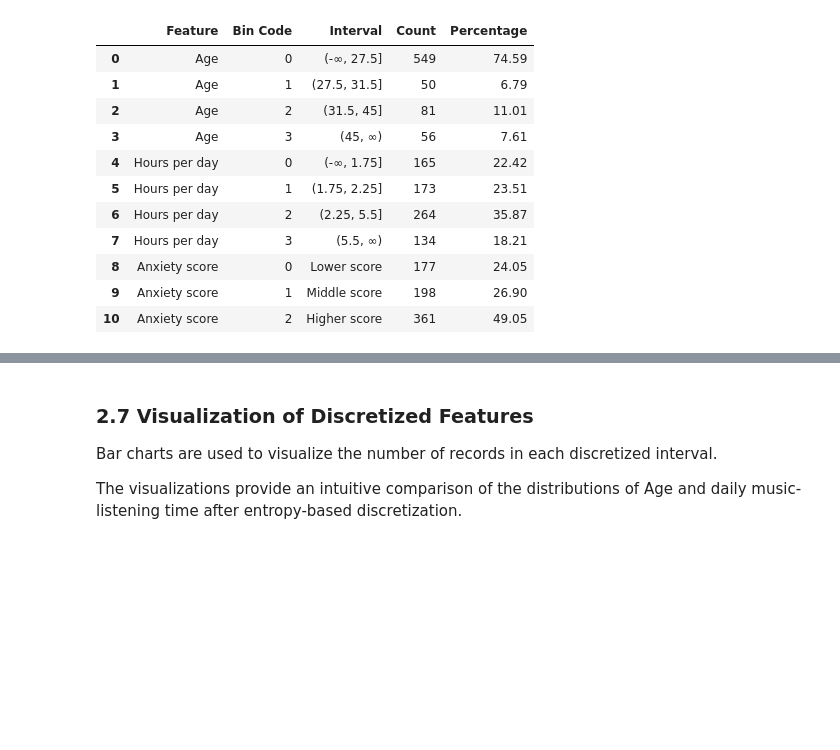
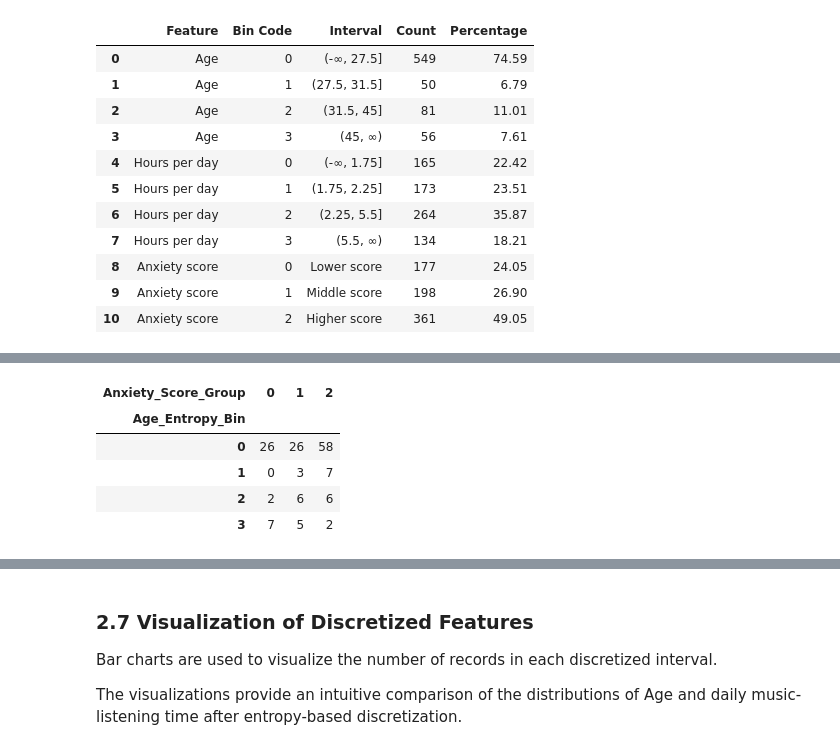
Before and after one commit to RwinRad/Ai, a Jupyter notebook: data/Music_and_Mental_Health_Survey.ipynb, the cells around one changed output, grey strips where cells are left out. Cells and saved outputs as stored; diff of their text form; code cells hidden in the pictures; blank space fills up the shorter version.

Commit message:
update data

```diff
--- a/data/Music_and_Mental_Health_Survey.ipynb
+++ b/data/Music_and_Mental_Health_Survey.ipynb
@@ -1406,6 +1406,14 @@ df_task2[integer_like_columns] = (
     df_task2[integer_like_columns].round().astype("int64")
 )
 
+# Remove floating-point precision artifacts.
+df_task2["Hours per day"] = (
+    df_task2["Hours per day"]
+    .round(6)
+    .clip(lower=0)
+    + 0.0
+)
+
 # Final input validation.
 print("\nFinal input validation:")
 print("Shape:", df_task2.shape)
@@ -2109,0 +2189,66 @@ display(discretization_distribution)
+# %%
+from scipy.stats import spearmanr, chi2_contingency
+
+# Use only the previously reserved test partition.
+test_df = df_encoded.loc[test_indices].copy()
+
+
+# 1. Spearman correlation for continuous features
+print("Spearman Correlation on Test Data:")
+
+for feature in ["Age", "Hours per day"]:
+
+    rho, p_value = spearmanr(
+        test_df[feature],
+        test_df["Anxiety"]
+    )
+
+    print(
+        f"{feature}: "
+        f"rho={rho:.3f}, "
+        f"p-value={p_value:.4f}"
+    )
+
+
+# 2. Chi-square tests for discretized features
+print("\nChi-square Association Tests:")
+
+for feature in [
+    "Age_Entropy_Bin",
+    "Hours per day_Entropy_Bin"
+]:
+
+    contingency = pd.crosstab(
+        test_df[feature],
+        test_df["Anxiety_Score_Group"]
+    )
+
+    chi2, p_value, dof, expected = chi2_contingency(
+        contingency
+    )
+
+    n = contingency.to_numpy().sum()
+
+    min_dimension = min(
+        contingency.shape[0] - 1,
+        contingency.shape[1] - 1
+    )
+
+    cramers_v = np.sqrt(
+        chi2 / (n * min_dimension)
+    )
+
+    print(f"\nFeature: {feature}")
+    print("Chi-square:", round(chi2, 3))
+    print("p-value:", round(p_value, 4))
+    print("Cramer's V:", round(cramers_v, 3))
+    print("Minimum expected frequency:", round(expected.min(), 2))
+
+    if expected.min() < 5:
+        print(
+            "Warning: Some expected cell counts are below 5. "
+            "Interpret the Chi-square p-value cautiously."
+        )
+
+    display(contingency)
+# %% [output]
@@ -2109,0 +2267,6 @@ display(discretization_distribution)
+| Anxiety_Score_Group | 0 | 1 | 2 |
+| Age_Entropy_Bin |  |  |  |
+| 0 | 26 | 26 | 58 |
+| 1 | 0 | 3 | 7 |
+| 2 | 2 | 6 | 6 |
+| 3 | 7 | 5 | 2 |
```
Also changed, not shown: parts of 12 cells of this notebook.
